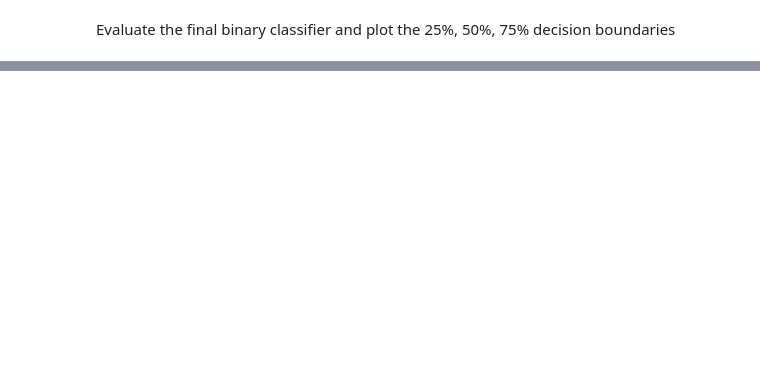
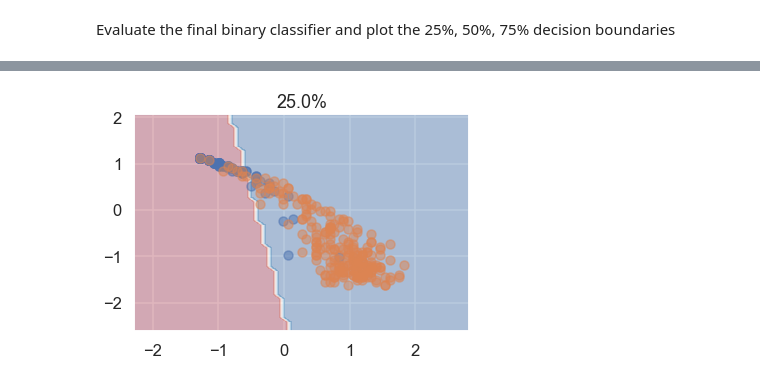
Before and after one commit to pwd-alejandro/learningFromData, a Jupyter notebook: doc/pub/ProblemSets/Set3/TIF285_ps3_basic_problems.ipynb, the cells around one changed output, grey strips where cells are left out. Cells and saved outputs as stored; diff of their text form; code cells hidden in the pictures; blank space fills up the shorter version.

```diff
--- a/doc/pub/ProblemSets/Set3/TIF285_ps3_basic_problems.ipynb
+++ b/doc/pub/ProblemSets/Set3/TIF285_ps3_basic_problems.ipynb
@@ -898,0 +889,20 @@ Evaluate the final binary classifier and plot the 25%, 50%, 75% decision boundar
+# %%
+# Evaluate the final binary classifier and plot the 25%, 50%, 75% decision boundaries
+th = 0.25
+prediction = single_neuron(X_test_scale,w_final)
+prediction[prediction>=th]=1
+prediction[prediction<th]=0
+
+min1, max1 = X_test_scale[:, 0].min()-1, X_test_scale[:, 0].max()+1
+min2, max2 = X_test_scale[:, 1].min()-1, X_test_scale[:, 1].max()+1
+
+x1grid = np.arange(min1, max1, 0.1)
+x2grid = np.arange(min2, max2, 0.1)
+xx, yy = np.meshgrid(x1grid, x2grid)
+
+yhat = np.round(single_neuron(np.c_[xx.ravel(), yy.ravel()],w_final))
+zz = yhat.reshape(xx.shape)
+plt.contourf(xx, yy, zz,cmap=plt.cm.RdBu, alpha=0.3)
+for class_value in range(2):
+    row_ix = np.where(y_test == class_value)
+    plt.scatter(X_test_scale[row_ix, 0], X_test_scale[row_ix, 1], cmap='Paired')
@@ -898,0 +911,22 @@ Evaluate the final binary classifier and plot the 25%, 50%, 75% decision boundar
+# %%
+# Evaluate the final binary classifier and plot the 25%, 50%, 75% decision boundaries
+th=0.25
+
+min1, max1 = X_test_scale[:, 0].min()-1, X_test_scale[:, 0].max()+1
+min2, max2 = X_test_scale[:, 1].min()-1, X_test_scale[:, 1].max()+1
+
+x1grid = np.arange(min1, max1, 0.1)
+x2grid = np.arange(min2, max2, 0.1)
+xx, yy = np.meshgrid(x1grid, x2grid)
+
+yhat = single_neuron(np.c_[xx.ravel(), yy.ravel()],w_final)
+yhat[yhat>=th] = 1
+yhat[yhat<th] = 0
+zz = yhat.reshape(xx.shape)
+plt.title(f'{th*100}%')
+plt.contourf(xx, yy, zz,cmap=plt.cm.RdBu, alpha=0.3)
+for class_value in range(2):
+    row_ix = np.where(y_test == class_value)
+    plt.scatter(X_test_scale[row_ix, 0], X_test_scale[row_ix, 1], cmap='Paired',alpha=0.5)
+# %% [output]
+[figure, added]
```
Also changed, not shown: parts of 21 cells of this notebook, 1 other file.
